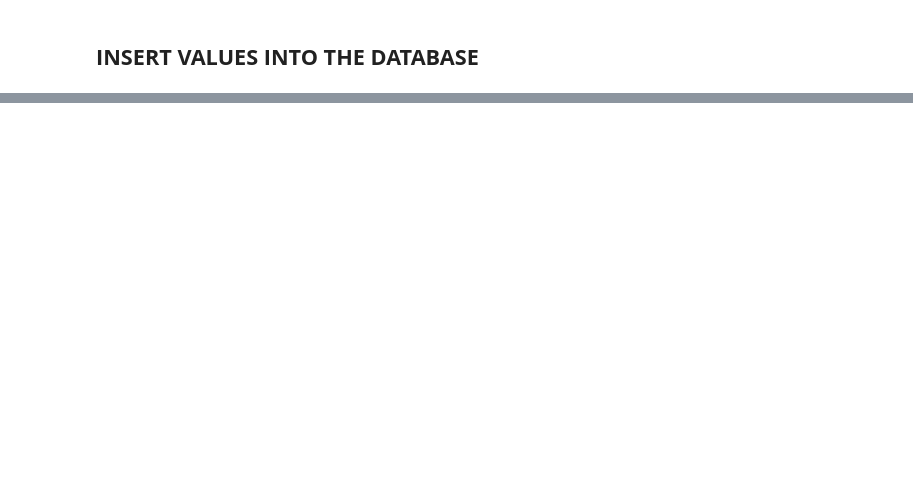
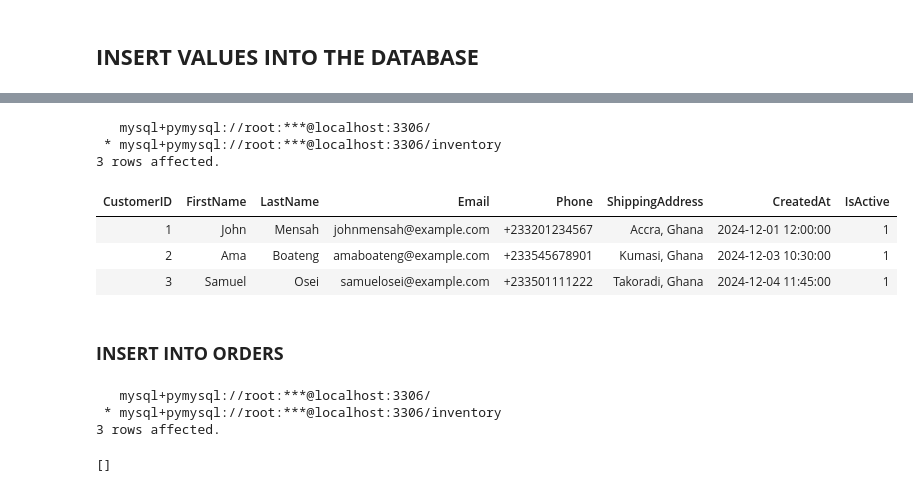
Before and after one commit to PercyAyimbilaNsolemna/Inventory_And_Order_Management_System, a Jupyter notebook: Notebooks/inventoryManagementSystem.ipynb, the cells around one changed output, grey strips where cells are left out. Cells and saved outputs as stored; diff of their text form; code cells hidden in the pictures; blank space fills up the shorter version.

```diff
--- a/Notebooks/inventoryManagementSystem.ipynb
+++ b/Notebooks/inventoryManagementSystem.ipynb
@@ -225,0 +310,28 @@ inventoryAlertsTablecontent = read_sql_file(inventoryAlertsTablePath)
+# %%
+%%sql
+
+SELECT * FROM `customers`
+# %% [output]
+   mysql+pymysql://root:***@localhost:3306/
+ * mysql+pymysql://root:***@localhost:3306/inventory
+3 rows affected.
+| CustomerID | FirstName | LastName | Email | Phone | ShippingAddress | CreatedAt | IsActive |
+| 1 | John | Mensah | johnmensah@example.com | +233201234567 | Accra, Ghana | 2024-12-01 12:00:00 | 1 |
+| 2 | Ama | Boateng | amaboateng@example.com | +233545678901 | Kumasi, Ghana | 2024-12-03 10:30:00 | 1 |
+| 3 | Samuel | Osei | samuelosei@example.com | +233501111222 | Takoradi, Ghana | 2024-12-04 11:45:00 | 1 |
+# %% [markdown]
+### **INSERT INTO ORDERS**
+# %%
+#Creates the path to the customers sql script
+ordersDataPath = project_root / "DML" / "Insert_Data" / "insertIntoOrders.sql"
+
+#Reads the sql script
+ordersContent = read_sql_file(ordersDataPath)
+
+#Creates the orders table
+%sql $ordersContent;
+# %% [output]
+   mysql+pymysql://root:***@localhost:3306/
+ * mysql+pymysql://root:***@localhost:3306/inventory
+3 rows affected.
+[]
```
Also changed, not shown: parts of 21 cells of this notebook, 3 other files.
